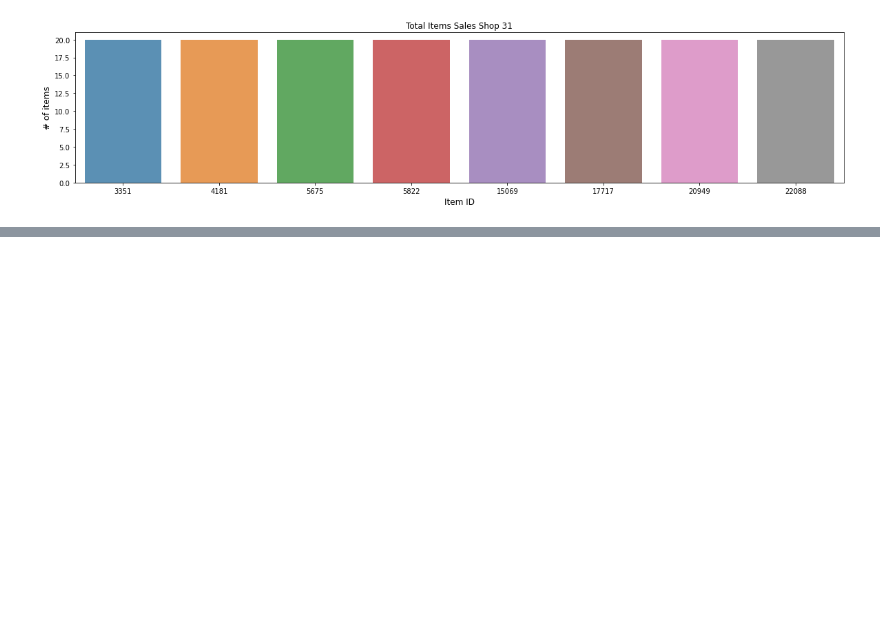
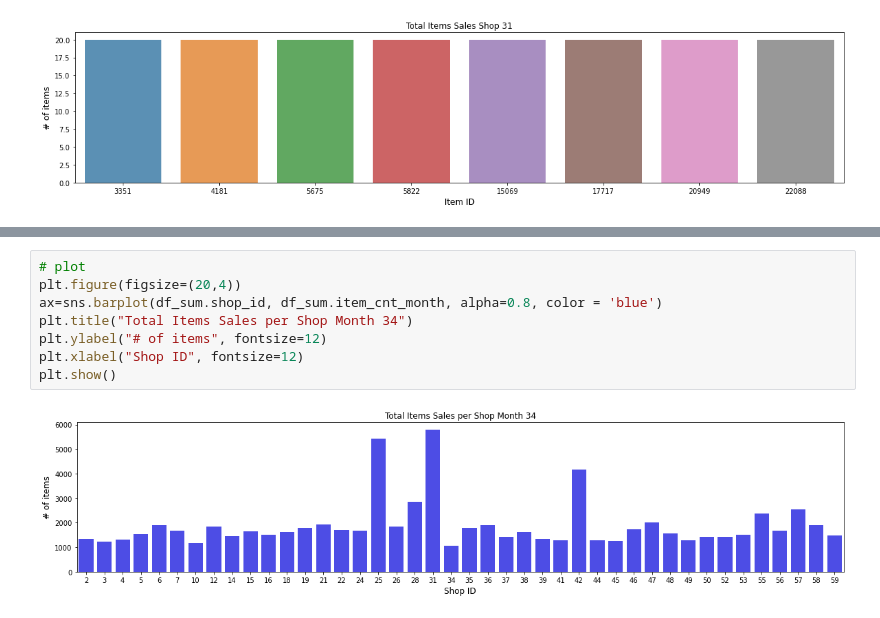
Before and after one commit to jguzman94/capstone-project, a Jupyter notebook: Results_1.ipynb, the cells around one changed output, grey strips where cells are left out. Drawn from its saved outputs; the diff is of its cells as text; blank space fills up the shorter version.

```diff
--- a/Results_1.ipynb
+++ b/Results_1.ipynb
@@ -134,0 +135,10 @@ plt.show()
+# %%
+# plot
+plt.figure(figsize=(20,4))
+ax=sns.barplot(df_sum.shop_id, df_sum.item_cnt_month, alpha=0.8, color = 'blue')
+plt.title("Total Items Sales per Shop Month 34")
+plt.ylabel("# of items", fontsize=12)
+plt.xlabel("Shop ID", fontsize=12)
+plt.show()
+# %% [output]
+[figure, added]
```
Also changed, not shown: parts of 10 cells of this notebook, 3 other files.
